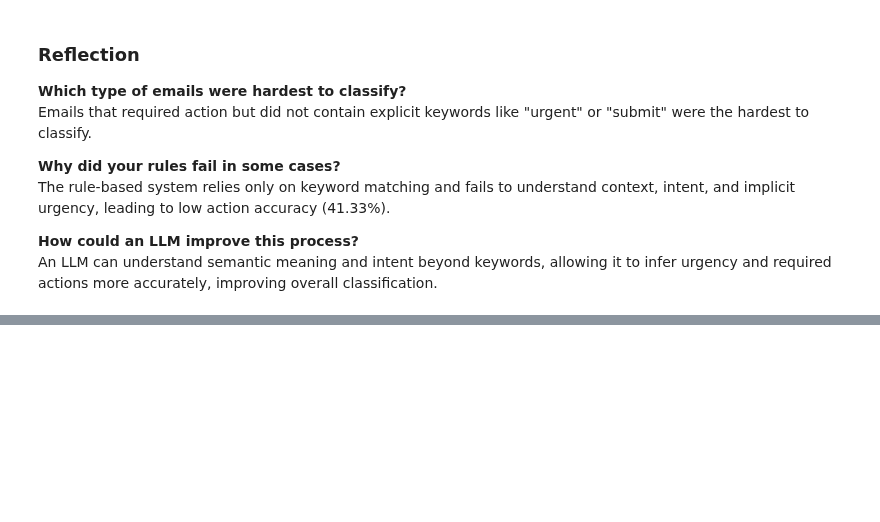
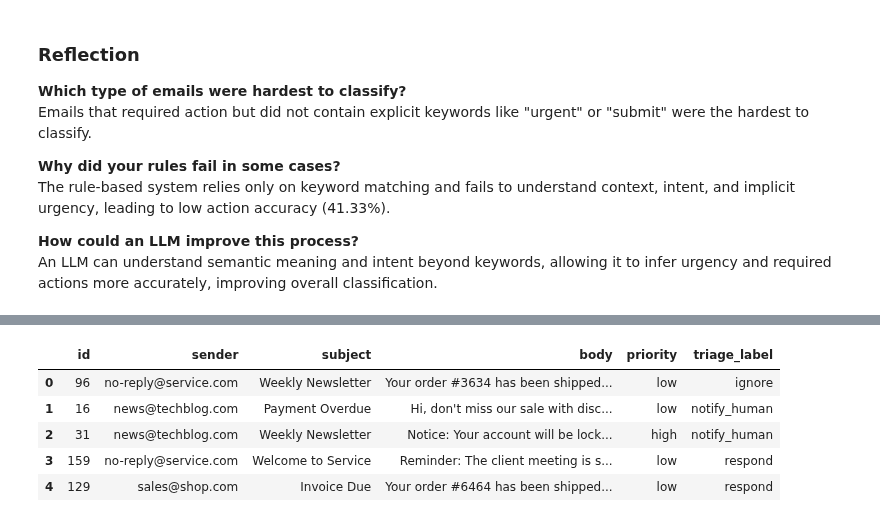
Before and after one commit to springboardmentor74219x/infosys-langgraph-email-assistant-group2, a Jupyter notebook: notebook/milestone2_evaluation.ipynb, the cells around one changed output, grey strips where cells are left out. Cells and saved outputs as stored; diff of their text form; code cells hidden in the pictures; blank space fills up the shorter version.

```diff
--- a/notebook/milestone2_evaluation.ipynb
+++ b/notebook/milestone2_evaluation.ipynb
@@ -105,0 +118,13 @@ An LLM can understand semantic meaning and intent beyond keywords, allowing it t
+# %%
+# Select 100 test emails
+
+eval_df = df.sample(100,random_state=42)
+eval_df = eval_df.reset_index(drop=True)
+eval_df.head()
+# %% [output]
+|  | id | sender | subject | body | priority | triage_label |
+| 0 | 96 | no-reply@service.com | Weekly Newsletter | Your order #3634 has been shipped... | low | ignore |
+| 1 | 16 | news@techblog.com | Payment Overdue | Hi, don't miss our sale with disc... | low | notify_human |
+| 2 | 31 | news@techblog.com | Weekly Newsletter | Notice: Your account will be lock... | high | notify_human |
+| 3 | 159 | no-reply@service.com | Welcome to Service | Reminder: The client meeting is s... | low | respond |
+| 4 | 129 | sales@shop.com | Invoice Due | Your order #6464 has been shipped... | low | respond |
```
Also changed, not shown: parts of 20 cells of this notebook, 3 other files.
